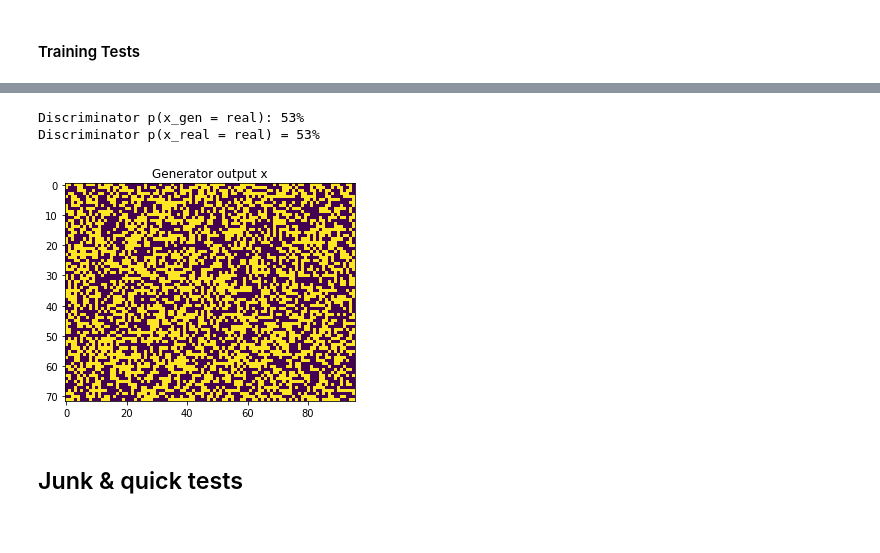
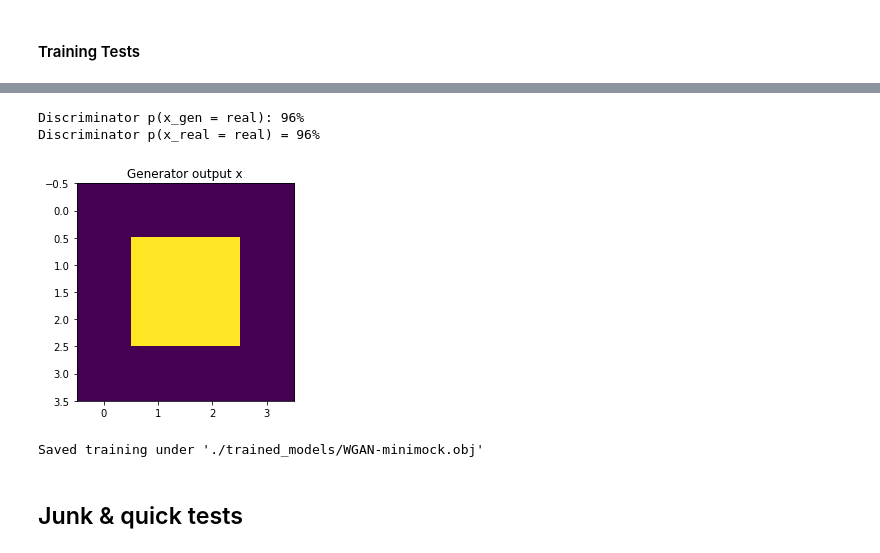
Before and after one commit to iakioh/MusiCAN, a Jupyter notebook: models/first_music_GAN.ipynb, the cells around one changed output, grey strips where cells are left out. Drawn from its saved outputs; the diff is of its cells as text; code cells hidden in the pictures.

```diff
--- a/models/first_music_GAN.ipynb
+++ b/models/first_music_GAN.ipynb
@@ -184,7 +312,15 @@ class Generator (torch.nn.Module) :
             print(f"Generator:")
             print(f"    I: {I}, O: {O}")
             print(f"    layers: {(len(layers)+1) // 3}")
+            print(f"    parameters: {self.count_params()}")
             print("")
+
+
+
+    def count_params (self) :
+        """count number of trainable parameters"""
+
+        return sum(p.numel() for p in self.parameters() if p.requires_grad)
 
 
     def forward (self, seed) :
@@ -232,7 +368,16 @@ class Discriminator (torch.nn.Module) :
             print(f"Discriminator:")
             print(f"    I: {I}, O: {O}")
             print(f"    layers: {(len(layers)+1) // 3}")
+            print(f"    parameters: {self.count_params()}")
             print("")
+
+
+
+    def count_params (self) :
+        """count number of trainable parameters"""
+
+        return sum(p.numel() for p in self.parameters() if p.requires_grad)
+
 
 
     def forward (self, pianoroll):
@@ -358,9 +504,9 @@ class Training :
             probs        = []
             gen_goodness = []
 
-            for train_batch, _ in self.data_loader :
+            for train_batch in self.data_loader :
                 batch_losses, batch_probs, batch_gen_goodness = \
-                    self.training_step(train_batch.to(self.device))
+                    self.training_step(train_batch[0].to(self.device))
                 loss.append(batch_losses)
                 probs.append(batch_probs)
                 gen_goodness.append(batch_gen_goodness)
@@ -454,8 +600,22 @@ class Training :
         # quick_test(self.gen, self.dis)
 
         return losses_out, probs_out, gen_goodness
+
+
+
+    def save (self, name) :
+        file_name = "./trained_models/" + name + ".obj"
+        file      = open(file_name, "wb")
+        pickle.dump(self, file)
+        print(f"Saved training under '{file_name}'")
+
+
+    def load (name) :
+        file_name = "./trained_models/" + name + ".obj"
+        file      = open(file_name, "rb")
+        return pickle.load(file)
 # %% [markdown]
 #### Training Tests
 # %%
-GANTrainer  = Training(mock_data_set, batch_size = 33)
-trained_GAN = GANTrainer.train(epochs = 5000, k = 4, loss_func="GAN")
+GANTrainer  = Training(minimock_dataset, batch_size = 33)
+trained_GAN = GANTrainer.train(epochs = 150, k = 4, loss_func="WGAN")
@@ -486,9 +664,13 @@ plt.show()
 # %%
 Gen, Dis = trained_GAN
-quick_test(Gen, Dis)
+quick_test(Gen, Dis, data = minimock_data)
 # %% [output]
-Discriminator p(x_gen = real): 53%
-Discriminator p(x_real = real) = 53%
+Discriminator p(x_gen = real): 96%
+Discriminator p(x_real = real) = 96%
-[figure, old version]
+[figure, new version]
+# %%
+GANTrainer.save("WGAN-minimock")
+# %% [output]
+Saved training under './trained_models/WGAN-minimock.obj'
 # %% [markdown]
 ## Junk & quick tests
```
Also changed, not shown: parts of 15 cells of this notebook, 1 other file.
